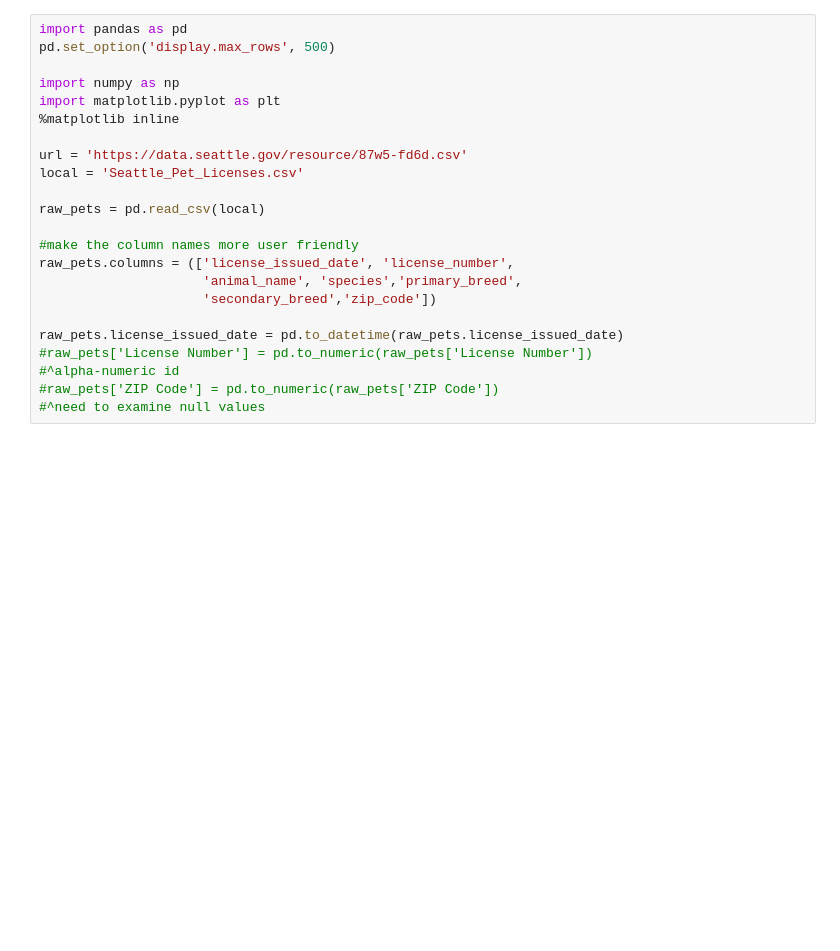
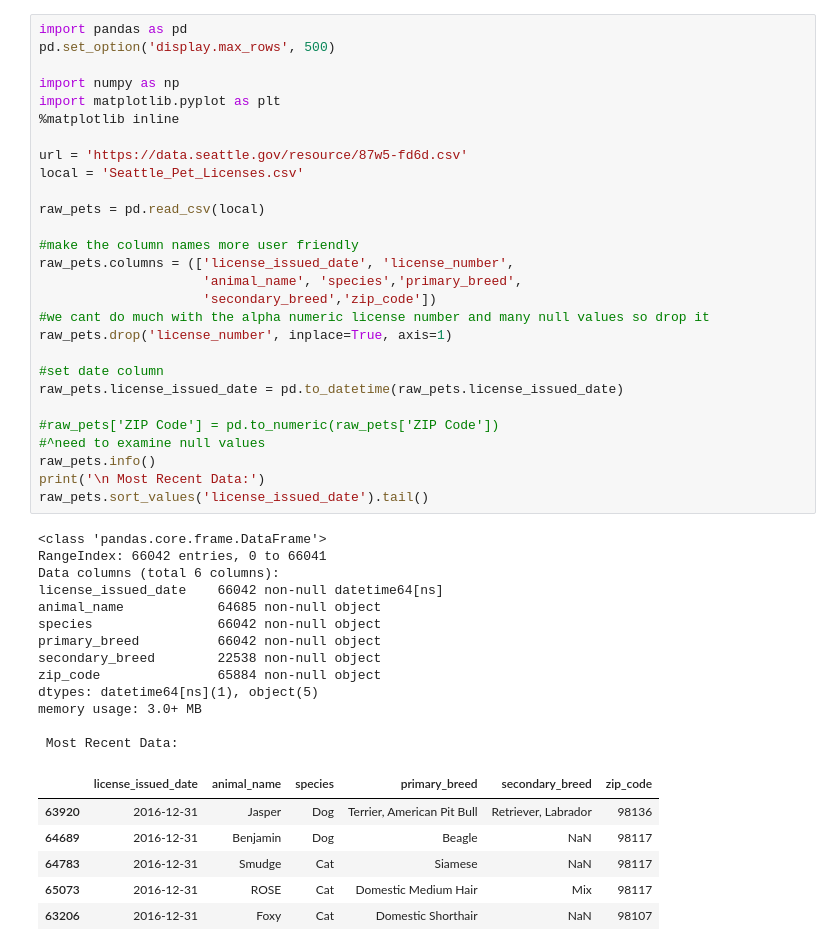
Before and after one commit to turbomanson/seattle_pets, a Jupyter notebook: seattle_pets.ipynb, the cells around one changed output. Saved outputs shown, nothing was run; the diff lists cells and outputs as text; blank space fills up the shorter version.

```diff
--- a/seattle_pets.ipynb
+++ b/seattle_pets.ipynb
@@ -1,23 +5,48 @@
 # %%
 import pandas as pd
 pd.set_option('display.max_rows', 500)
 
 import numpy as np
 import matplotlib.pyplot as plt
 %matplotlib inline
 
 url = 'https://data.seattle.gov/resource/87w5-fd6d.csv'
 local = 'Seattle_Pet_Licenses.csv'
 
 raw_pets = pd.read_csv(local)
 
 #make the column names more user friendly
 raw_pets.columns = (['license_issued_date', 'license_number',
                      'animal_name', 'species','primary_breed',
                      'secondary_breed','zip_code'])
+#we cant do much with the alpha numeric license number and many null values so drop it
+raw_pets.drop('license_number', inplace=True, axis=1)
 
+#set date column
 raw_pets.license_issued_date = pd.to_datetime(raw_pets.license_issued_date)
-#raw_pets['License Number'] = pd.to_numeric(raw_pets['License Number'])
-#^alpha-numeric id
+
 #raw_pets['ZIP Code'] = pd.to_numeric(raw_pets['ZIP Code'])
 #^need to examine null values
+raw_pets.info()
+print('\n Most Recent Data:')
+raw_pets.sort_values('license_issued_date').tail()
+# %% [output]
+<class 'pandas.core.frame.DataFrame'>
+RangeIndex: 66042 entries, 0 to 66041
+Data columns (total 6 columns):
+license_issued_date    66042 non-null datetime64[ns]
+animal_name            64685 non-null object
+species                66042 non-null object
+primary_breed          66042 non-null object
+secondary_breed        22538 non-null object
+zip_code               65884 non-null object
+dtypes: datetime64[ns](1), object(5)
+memory usage: 3.0+ MB
+
+ Most Recent Data:
+|  | license_issued_date | animal_name | species | primary_breed | secondary_breed | zip_code |
+| 63920 | 2016-12-31 | Jasper | Dog | Terrier, American Pit Bull | Retriever, Labrador | 98136 |
+| 64689 | 2016-12-31 | Benjamin | Dog | Beagle | NaN | 98117 |
+| 64783 | 2016-12-31 | Smudge | Cat | Siamese | NaN | 98117 |
+| 65073 | 2016-12-31 | ROSE | Cat | Domestic Medium Hair | Mix | 98117 |
+| 63206 | 2016-12-31 | Foxy | Cat | Domestic Shorthair | NaN | 98107 |
```
Also changed, not shown: parts of 17 cells of this notebook.
